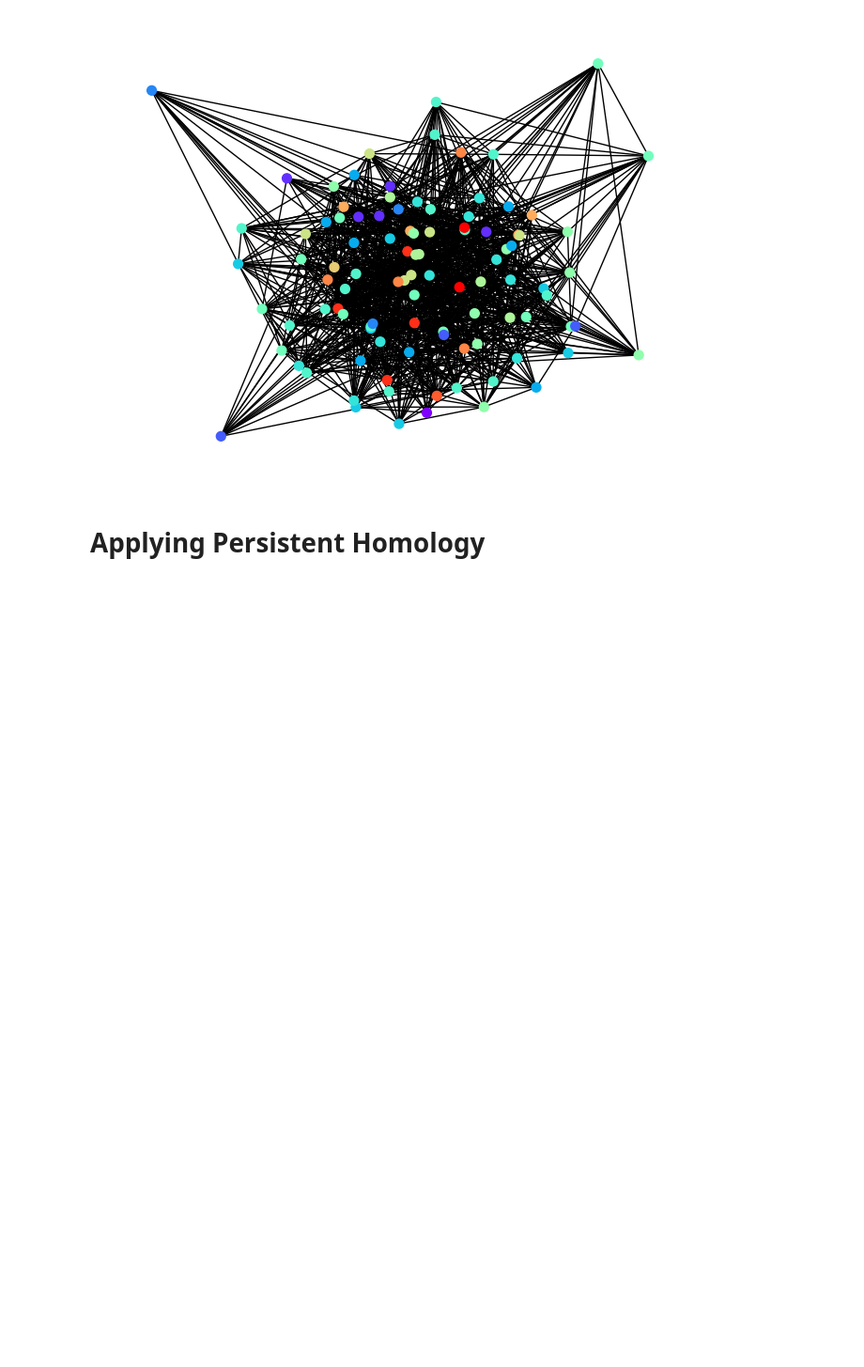
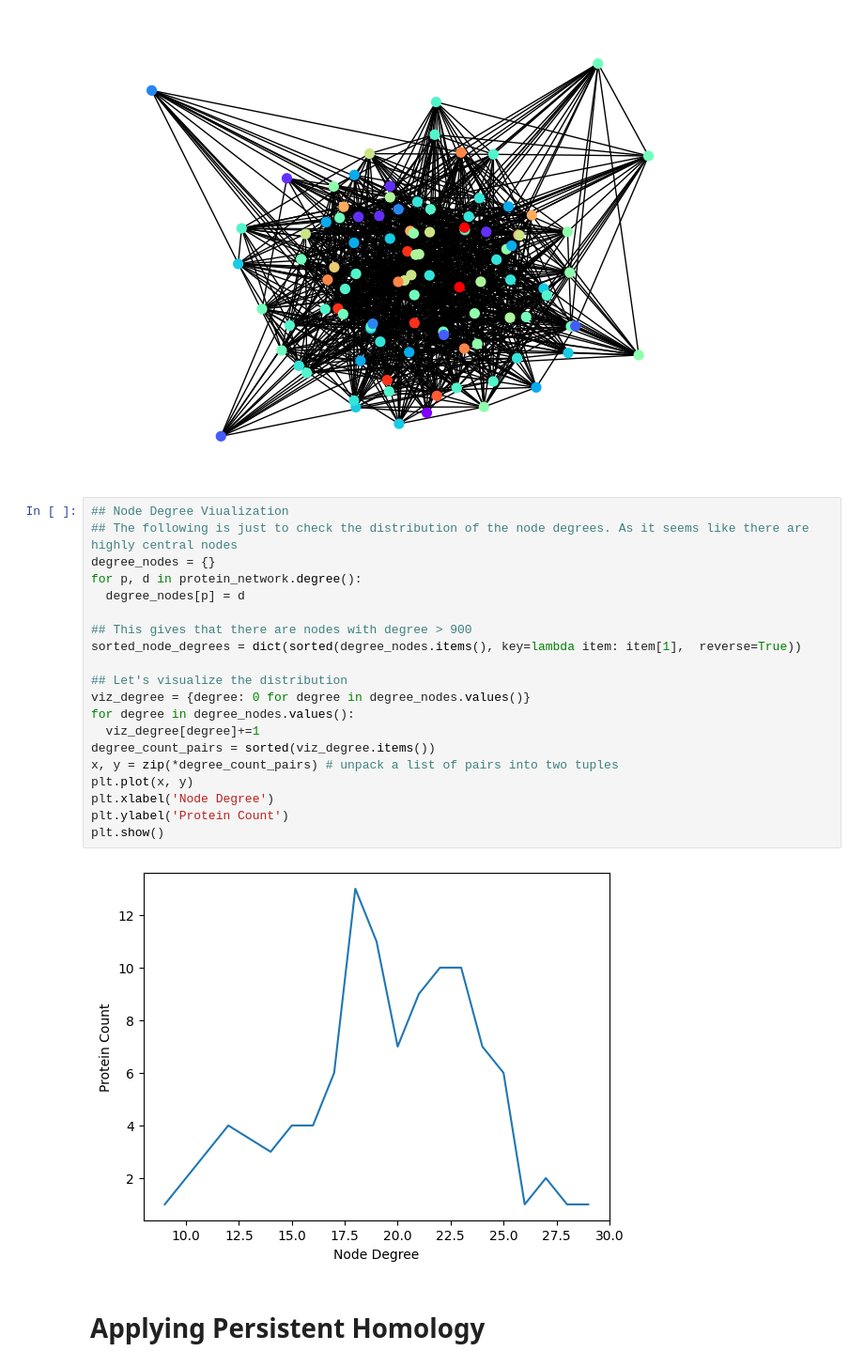
Before and after one commit to mehdimerbah/TDA-PPIN, a Jupyter notebook: tda/TDA_PPI_Node_Classification_Dummy.ipynb, the cells around one changed output. Shown: that part at 94% size. Cells and saved outputs as stored; diff of their text form; blank space fills up the shorter version.

```diff
--- a/tda/TDA_PPI_Node_Classification_Dummy.ipynb
+++ b/tda/TDA_PPI_Node_Classification_Dummy.ipynb
@@ -96,6 +96,28 @@ nx.draw_kamada_kawai(protein_network,
         with_labels=False)
 # %% [output]
 [figure]
+# %%
+## Node Degree Viualization
+## The following is just to check the distribution of the node degrees. As it seems like there are highly central nodes
+degree_nodes = {}
+for p, d in protein_network.degree():
+  degree_nodes[p] = d
+
+## This gives that there are nodes with degree > 900
+sorted_node_degrees = dict(sorted(degree_nodes.items(), key=lambda item: item[1],  reverse=True))
+
+## Let's visualize the distribution
+viz_degree = {degree: 0 for degree in degree_nodes.values()}
+for degree in degree_nodes.values():
+  viz_degree[degree]+=1
+degree_count_pairs = sorted(viz_degree.items())
+x, y = zip(*degree_count_pairs) # unpack a list of pairs into two tuples
+plt.plot(x, y)
+plt.xlabel('Node Degree')
+plt.ylabel('Protein Count')
+plt.show()
+# %% [output]
+[figure, added]
 # %% [markdown]
 # Applying Persistent Homology
 # %% [markdown]
```
Also changed, not shown: parts of 19 cells of this notebook, 1 other file.
